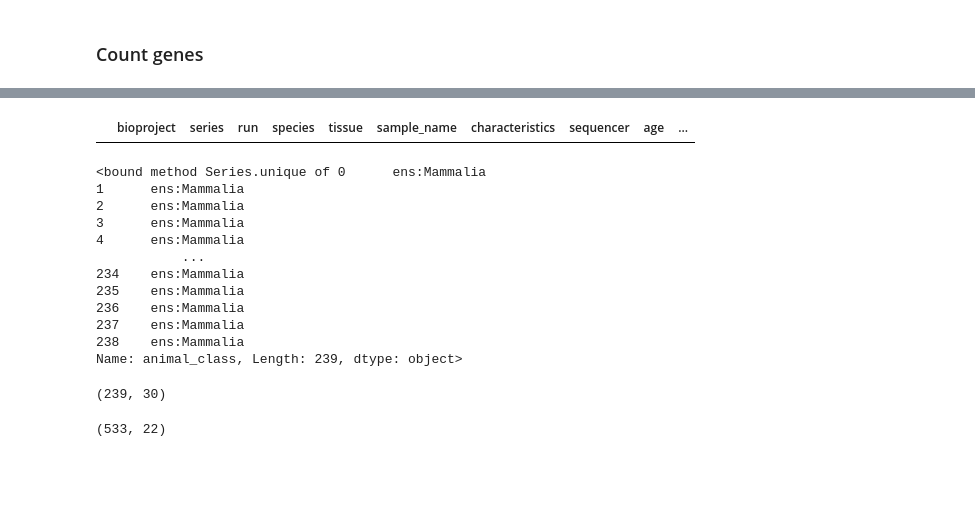
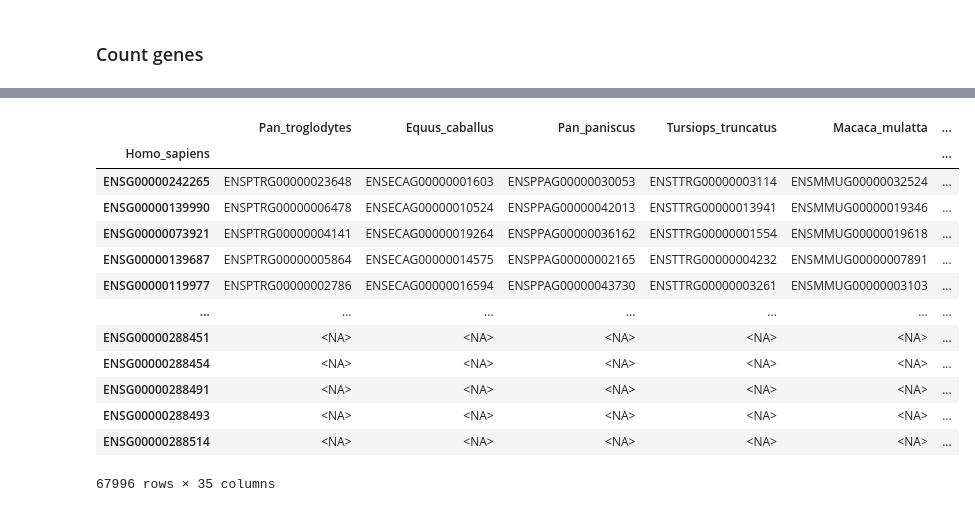
Before and after one commit to antonkulaga/yspecies, a Jupyter notebook: notebooks/0_evaluate_genes.ipynb, the cells around one changed output, grey strips where cells are left out. Drawn from its saved outputs; the diff is of its cells as text; code cells hidden in the pictures; blank space fills up the shorter version.

Commit message:
added by animal class

```diff
--- a/notebooks/0_evaluate_genes.ipynb
+++ b/notebooks/0_evaluate_genes.ipynb
@@ -200,27 +212,17 @@ samples_ext.head(3)
-# %%
-samples_ext.loc[samples_ext.animal_class == "ens:Aves"]#.groupby("tissue").run.count()
-# %% [output]
-|  | bioproject | series | run | species | tissue | sample_name | characteristics | sequencer | age | ... |
-# %%
-samples_ext.animal_class.unique
-# %% [output]
-<bound method Series.unique of 0      ens:Mammalia
-1      ens:Mammalia
-2      ens:Mammalia
-3      ens:Mammalia
-4      ens:Mammalia
-           ...
-234    ens:Mammalia
-235    ens:Mammalia
-236    ens:Mammalia
-237    ens:Mammalia
-238    ens:Mammalia
-Name: animal_class, Length: 239, dtype: object>
-# %%
-samples_ext.shape
-# %% [output]
-(239, 30)
-# %%
-samples.shape
-# %% [output]
-(533, 22)
+# %%
+mammals.one2one
+# %% [output]
+|  | Pan_troglodytes | Equus_caballus | Pan_paniscus | Tursiops_truncatus | Macaca_mulatta | ... |
+| Homo_sapiens |  |  |  |  |  | ... |
+| ENSG00000242265 | ENSPTRG00000023648 | ENSECAG00000001603 | ENSPPAG00000030053 | ENSTTRG00000003114 | ENSMMUG00000032524 | ... |
+| ENSG00000139990 | ENSPTRG00000006478 | ENSECAG00000010524 | ENSPPAG00000042013 | ENSTTRG00000013941 | ENSMMUG00000019346 | ... |
+| ENSG00000073921 | ENSPTRG00000004141 | ENSECAG00000019264 | ENSPPAG00000036162 | ENSTTRG00000001554 | ENSMMUG00000019618 | ... |
+| ENSG00000139687 | ENSPTRG00000005864 | ENSECAG00000014575 | ENSPPAG00000002165 | ENSTTRG00000004232 | ENSMMUG00000007891 | ... |
+| ENSG00000119977 | ENSPTRG00000002786 | ENSECAG00000016594 | ENSPPAG00000043730 | ENSTTRG00000003261 | ENSMMUG00000003103 | ... |
+| ... | ... | ... | ... | ... | ... | ... |
+| ENSG00000288451 | <NA> | <NA> | <NA> | <NA> | <NA> | ... |
+| ENSG00000288454 | <NA> | <NA> | <NA> | <NA> | <NA> | ... |
+| ENSG00000288491 | <NA> | <NA> | <NA> | <NA> | <NA> | ... |
+| ENSG00000288493 | <NA> | <NA> | <NA> | <NA> | <NA> | ... |
+| ENSG00000288514 | <NA> | <NA> | <NA> | <NA> | <NA> | ... |
+67996 rows × 35 columns
```
Also changed, not shown: parts of 35 cells of this notebook, 3 other files.
